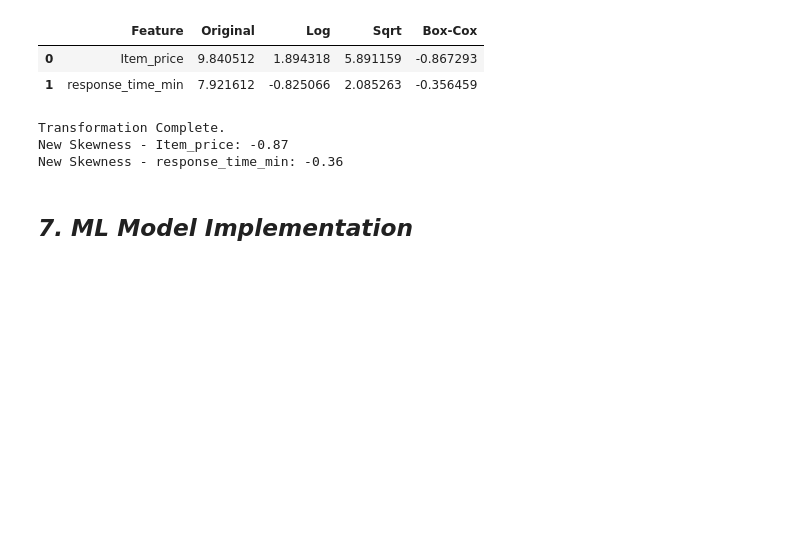
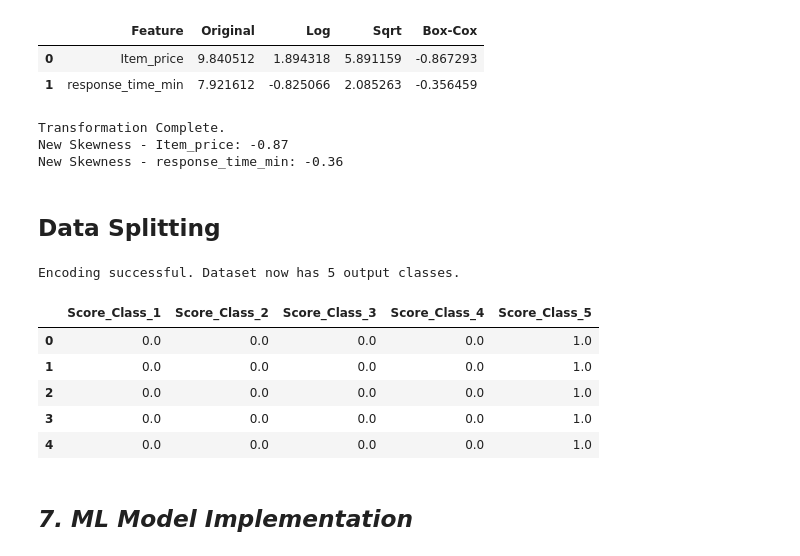
Before and after one commit to amol004/E-Commerce-Customer-Satisfaction-Score-Prediction-Deep-Learning, a Jupyter notebook: E_Commerce_Customer_Satisfaction_Score_Prediction.ipynb, the cells around one changed output. Cells and saved outputs as stored; diff of their text form; code cells hidden in the pictures; blank space fills up the shorter version.

```diff
--- a/E_Commerce_Customer_Satisfaction_Score_Prediction.ipynb
+++ b/E_Commerce_Customer_Satisfaction_Score_Prediction.ipynb
@@ -726,6 +726,42 @@ print(f"New Skewness - response_time_min: {df['response_time_min'].skew():.2f}")
 Transformation Complete.
 New Skewness - Item_price: -0.87
 New Skewness - response_time_min: -0.36
+# %% [markdown]
+## **Data Splitting**
+# %%
+# --- Step-by-Step Multi-Class Encoding for CSAT Scores ---
+
+# Step 1: Import the encoding utility
+from sklearn.preprocessing import OneHotEncoder
+
+# Step 2: Extract the target labels
+# We reshape the values into a 2D array as required by encoder
+raw_csat_scores = df['CSAT Score'].values.reshape(-1, 1)
+
+# Step 3: Initialize the One-Hot Encoder
+# We use sparse_output=False to generate a standard NumPy array instead of a sparse matrix
+csat_encoder = OneHotEncoder(sparse_output=False)
+
+# Step 4: Fit the encoder and transform the data
+# This creates a binary matrix where each column represents a specific CSAT score
+encoded_csat_matrix = csat_encoder.fit_transform(raw_csat_scores)
+
+# Step 5: Convert the matrix into a structured DataFrame
+# We dynamically generate column names based on the identified categories
+csat_categories = [f'Score_Class_{int(label)}' for label in csat_encoder.categories_[0]]
+y_one_hot_df = pd.DataFrame(encoded_csat_matrix, columns=csat_categories)
+
+# Display the results
+print(f"Encoding successful. Dataset now has {y_one_hot_df.shape[1]} output classes.")
+y_one_hot_df.head()
+# %% [output]
+Encoding successful. Dataset now has 5 output classes.
+|  | Score_Class_1 | Score_Class_2 | Score_Class_3 | Score_Class_4 | Score_Class_5 |
+| 0 | 0.0 | 0.0 | 0.0 | 0.0 | 1.0 |
+| 1 | 0.0 | 0.0 | 0.0 | 0.0 | 1.0 |
+| 2 | 0.0 | 0.0 | 0.0 | 0.0 | 1.0 |
+| 3 | 0.0 | 0.0 | 0.0 | 0.0 | 1.0 |
+| 4 | 0.0 | 0.0 | 0.0 | 0.0 | 1.0 |
 # %% [markdown]
 ## ***7. ML Model Implementation***
 # %% [markdown]
```
